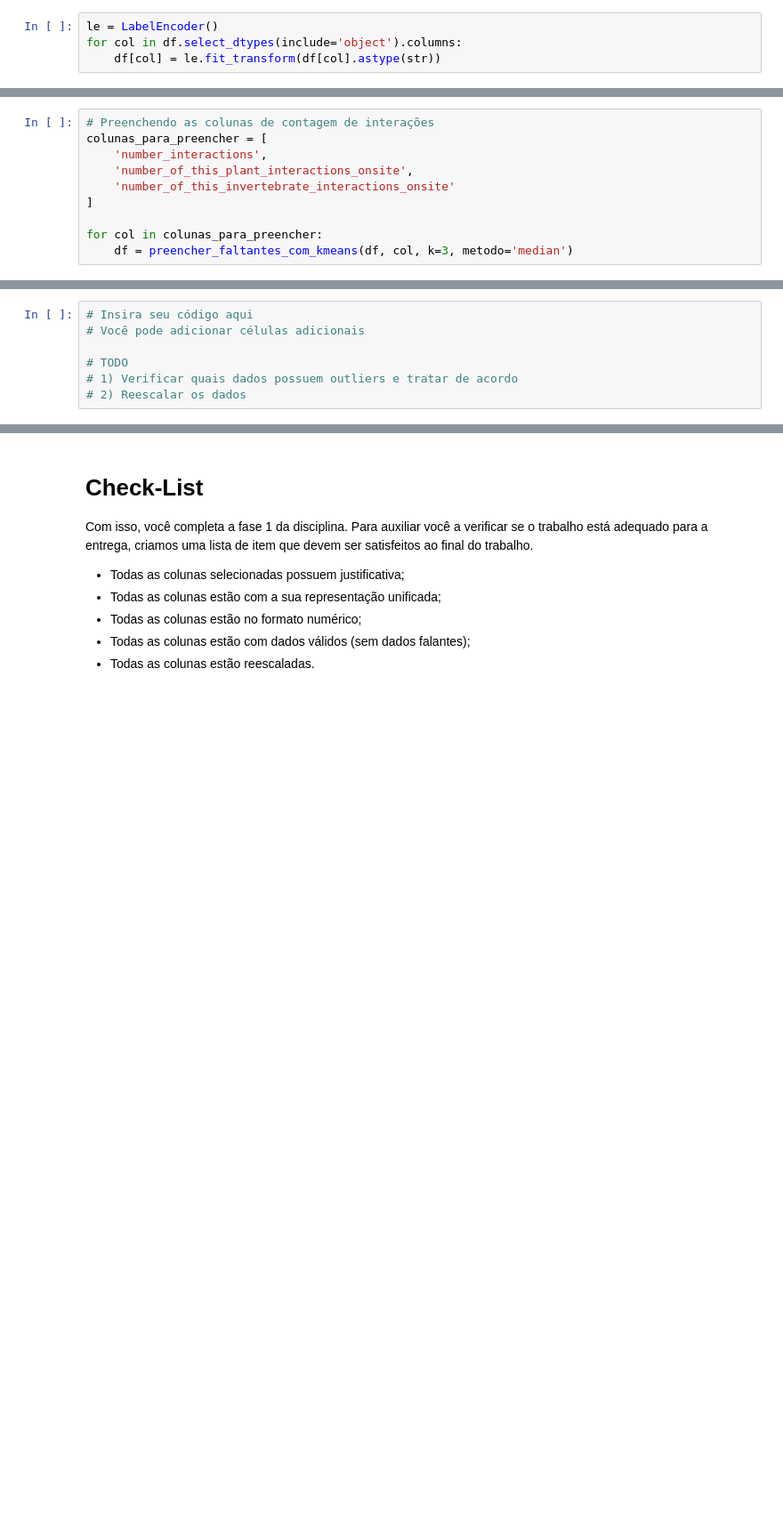
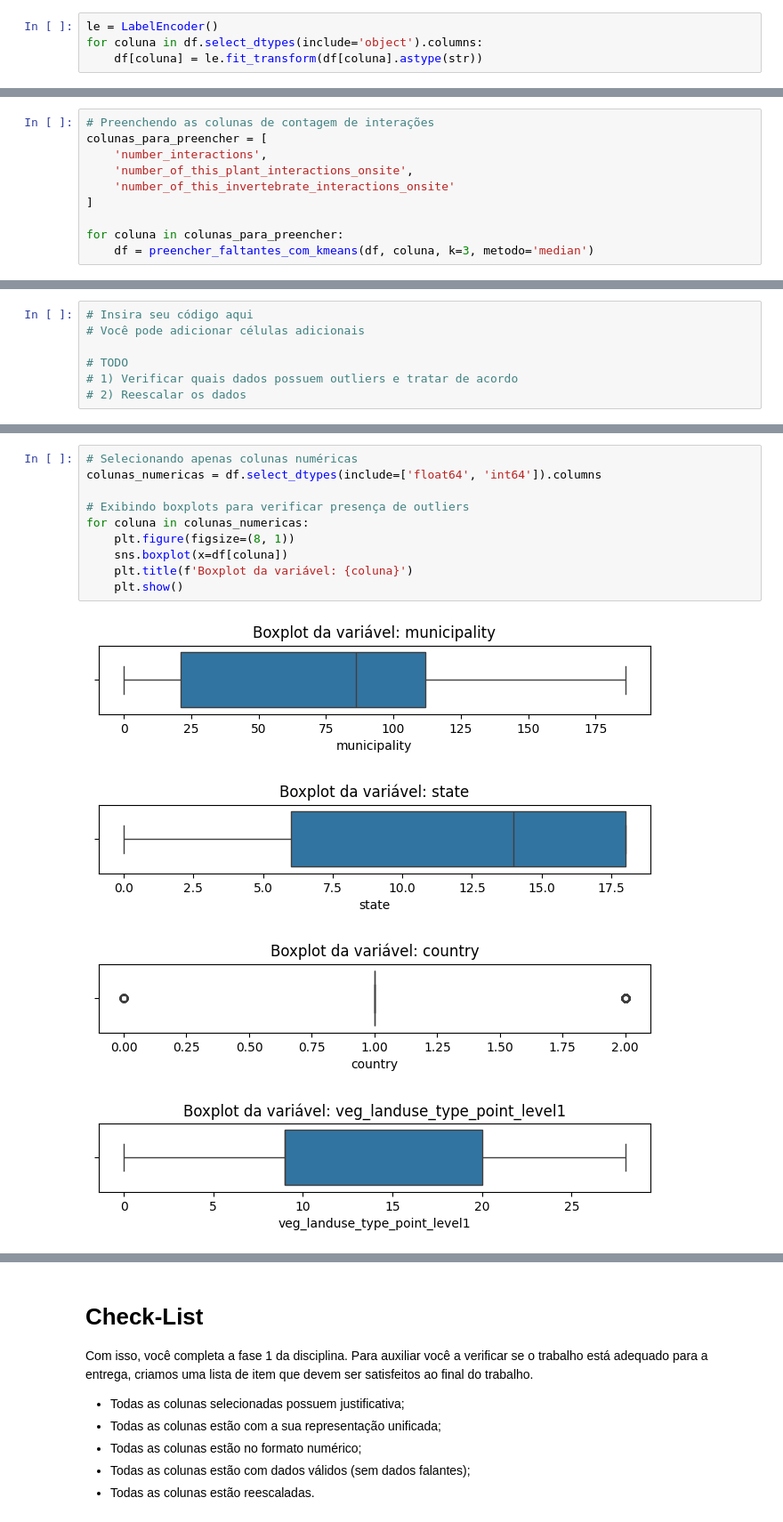
Before and after one commit to marcellsa/pucrs-trabalhos-academicos, a Jupyter notebook: 2025.2-machine-learning-i/projeto-machine-learning-1/notebooks/ML_Fase1.ipynb, the cells around one changed output, grey strips where cells are left out. Shown at 89% size. Cells and saved outputs as stored; diff of their text form; blank space fills up the shorter version.

```diff
--- a/2025.2-machine-learning-i/projeto-machine-learning-1/notebooks/ML_Fase1.ipynb
+++ b/2025.2-machine-learning-i/projeto-machine-learning-1/notebooks/ML_Fase1.ipynb
@@ -248,8 +248,8 @@ df['relative_humidity'] = df['relative_humidity'].apply(converter_intervalo)
 Objetivo: transformar todas as colunas categórics no formato numérico
 # %%
 le = LabelEncoder()
-for col in df.select_dtypes(include='object').columns:
-    df[col] = le.fit_transform(df[col].astype(str))
+for coluna in df.select_dtypes(include='object').columns:
+    df[coluna] = le.fit_transform(df[coluna].astype(str))
 # %% [markdown]
 #### 2) Análise e escolha dos atributos
 
@@ -440,8 +440,8 @@ colunas_para_preencher = [
     'number_of_this_invertebrate_interactions_onsite'
 ]
 
-for col in colunas_para_preencher:
-    df = preencher_faltantes_com_kmeans(df, col, k=3, metodo='median')
+for coluna in colunas_para_preencher:
+    df = preencher_faltantes_com_kmeans(df, coluna, k=3, metodo='median')
 # %% [output]
 [number_interactions] Encontradas 1236 tuplas com dados faltantes.
 [number_interactions] As tuplas com dados faltantes também contêm outros NaNs. Pulando preenchimento.
@@ -507,0 +511,15 @@ Lembre-se de verificar e tratar colunas com outliers.
+# %%
+# Selecionando apenas colunas numéricas
+colunas_numericas = df.select_dtypes(include=['float64', 'int64']).columns
+
+# Exibindo boxplots para verificar presença de outliers
+for coluna in colunas_numericas:
+    plt.figure(figsize=(8, 1))
+    sns.boxplot(x=df[coluna])
+    plt.title(f'Boxplot da variável: {coluna}')
+    plt.show()
+# %% [output]
+[figure, added]
+[figure, added]
+[figure, added]
+[figure, added]
```
Also changed, not shown: parts of 5 cells of this notebook.
